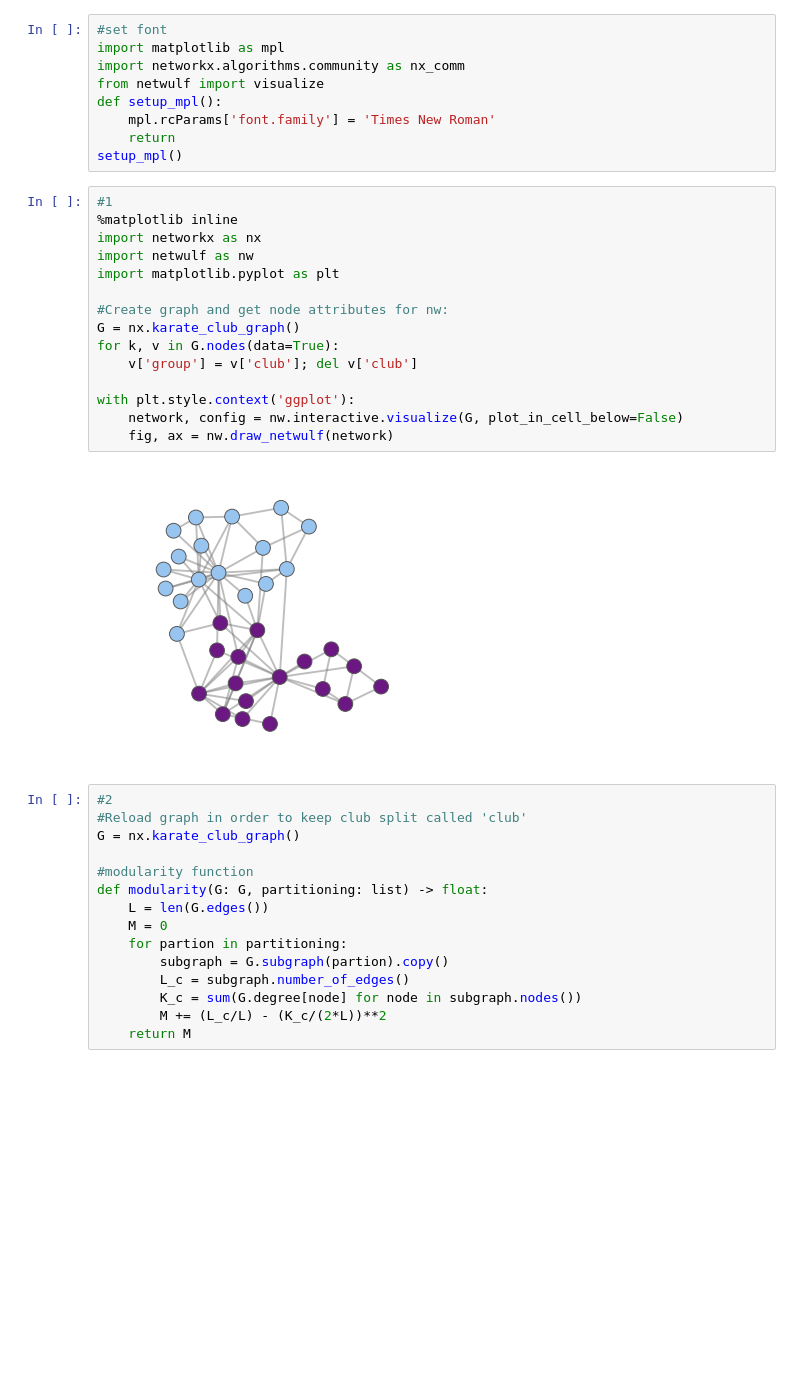
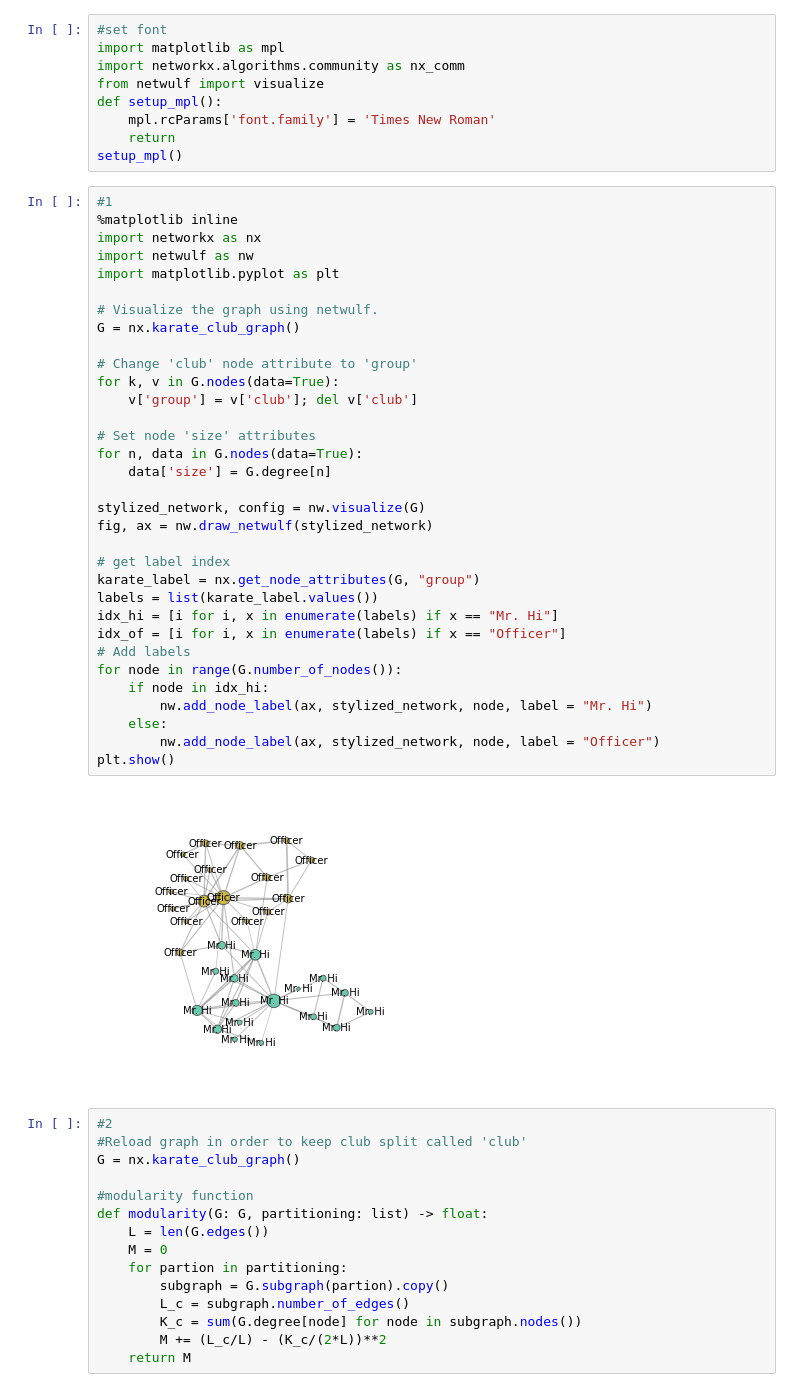
Before and after one commit to DanielHolmelund/Computational-Social-Science-02467, a Jupyter notebook: Assignment 2.ipynb, the cells around one changed output. Saved outputs shown, nothing was run; the diff lists cells and outputs as text; blank space fills up the shorter version.

```diff
--- a/Assignment 2.ipynb
+++ b/Assignment 2.ipynb
@@ -477,23 +477,41 @@ def setup_mpl():
     mpl.rcParams['font.family'] = 'Times New Roman'
     return
 setup_mpl()
-# %%
-#1
-%matplotlib inline
-import networkx as nx
-import netwulf as nw
-import matplotlib.pyplot as plt
-
-#Create graph and get node attributes for nw:
-G = nx.karate_club_graph()
-for k, v in G.nodes(data=True):
-    v['group'] = v['club']; del v['club']
-
-with plt.style.context('ggplot'):
-    network, config = nw.interactive.visualize(G, plot_in_cell_below=False)
-    fig, ax = nw.draw_netwulf(network)
-# %% [output]
-[figure, removed]
+# %%
+#1
+%matplotlib inline
+import networkx as nx
+import netwulf as nw
+import matplotlib.pyplot as plt
+
+# Visualize the graph using netwulf.
+G = nx.karate_club_graph()
+
+# Change 'club' node attribute to 'group'
+for k, v in G.nodes(data=True):
+    v['group'] = v['club']; del v['club']
+
+# Set node 'size' attributes
+for n, data in G.nodes(data=True):
+    data['size'] = G.degree[n]
+
+stylized_network, config = nw.visualize(G)
+fig, ax = nw.draw_netwulf(stylized_network)
+
+# get label index
+karate_label = nx.get_node_attributes(G, "group")
+labels = list(karate_label.values())
+idx_hi = [i for i, x in enumerate(labels) if x == "Mr. Hi"]
+idx_of = [i for i, x in enumerate(labels) if x == "Officer"]
+# Add labels
+for node in range(G.number_of_nodes()):
+    if node in idx_hi:
+        nw.add_node_label(ax, stylized_network, node, label = "Mr. Hi")
+    else:
+        nw.add_node_label(ax, stylized_network, node, label = "Officer")
+plt.show()
+# %% [output]
+[figure, added]
 # %%
 #2
 #Reload graph in order to keep club split called 'club'
```
Also changed, not shown: parts of 46 cells of this notebook.
